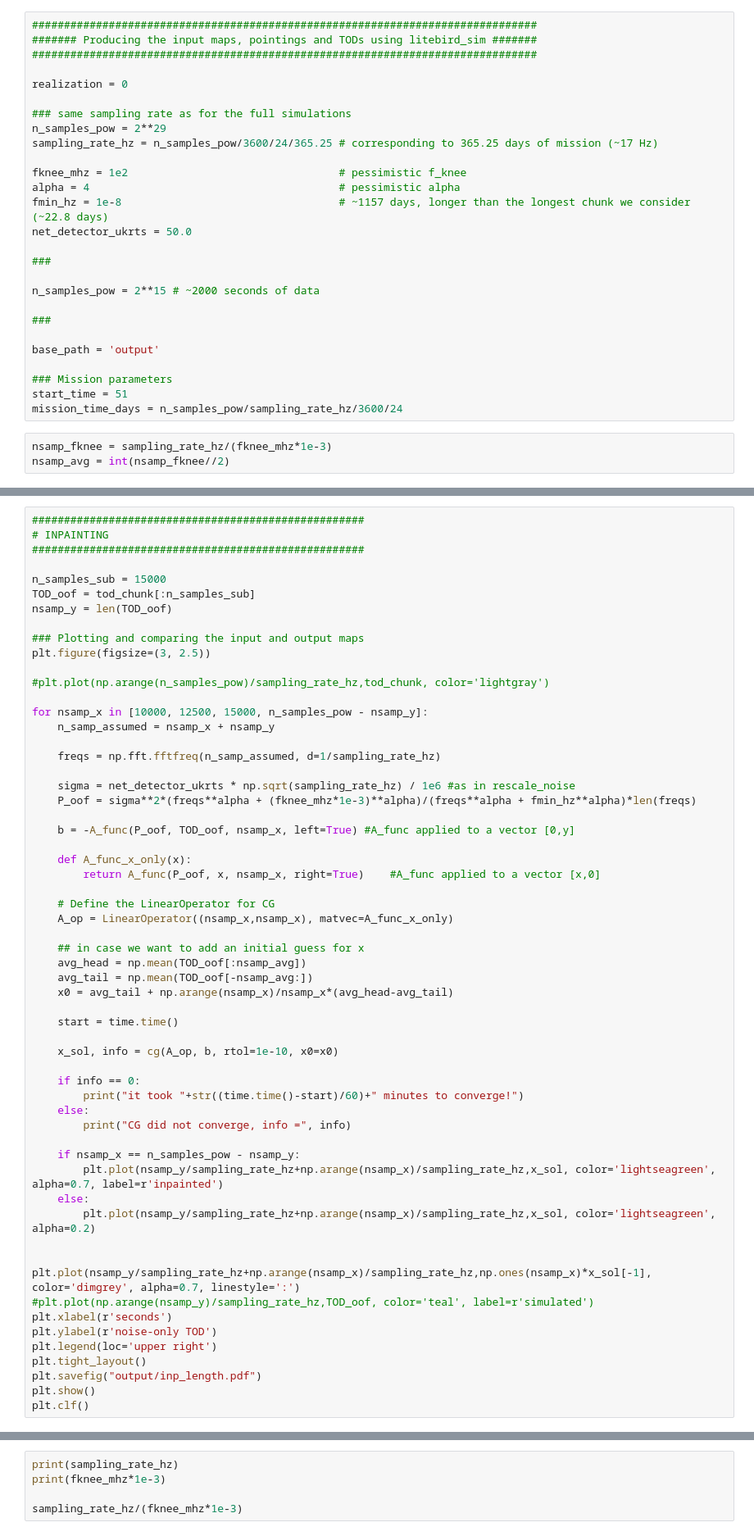
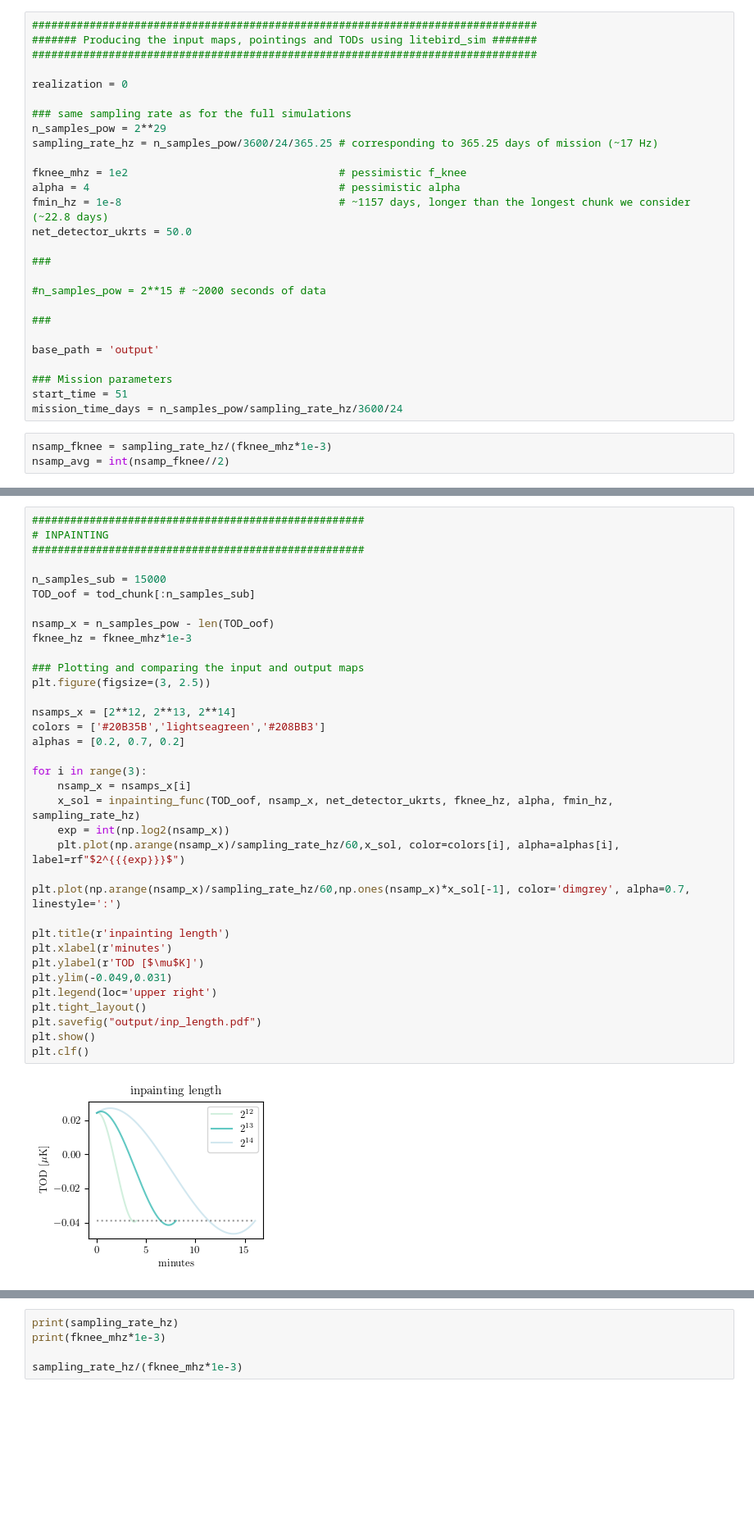
Before and after one commit to martamonelli/oof2ool_AGAIN, a Jupyter notebook: notebooks/test.ipynb, the cells around one changed output, grey strips where cells are left out. Shown at 82% size. Saved outputs shown, nothing was run; the diff lists cells and outputs as text; blank space fills up the shorter version.

```diff
--- a/notebooks/test.ipynb
+++ b/notebooks/test.ipynb
@@ -42,7 +42,7 @@ net_detector_ukrts = 50.0
 
 ###
 
-n_samples_pow = 2**15 # ~2000 seconds of data
+#n_samples_pow = 2**15 # ~2000 seconds of data
 
 ###
 
@@ -252,60 +178,37 @@ plt.plot(nplot+np.arange(nplot), TOD_oof[:nplot], color='teal')
 # %%
 ####################################################
 # INPAINTING
 ####################################################
 
 n_samples_sub = 15000
 TOD_oof = tod_chunk[:n_samples_sub]
-nsamp_y = len(TOD_oof)
+
+nsamp_x = n_samples_pow - len(TOD_oof)
+fknee_hz = fknee_mhz*1e-3
 
 ### Plotting and comparing the input and output maps
 plt.figure(figsize=(3, 2.5))
 
-#plt.plot(np.arange(n_samples_pow)/sampling_rate_hz,tod_chunk, color='lightgray')
+nsamps_x = [2**12, 2**13, 2**14]
+colors = ['#20B35B','lightseagreen','#208BB3']
+alphas = [0.2, 0.7, 0.2]
 
-for nsamp_x in [10000, 12500, 15000, n_samples_pow - nsamp_y]:
-    n_samp_assumed = nsamp_x + nsamp_y
+for i in range(3):
+    nsamp_x = nsamps_x[i]
+    x_sol = inpainting_func(TOD_oof, nsamp_x, net_detector_ukrts, fknee_hz, alpha, fmin_hz, sampling_rate_hz)
+    exp = int(np.log2(nsamp_x))
+    plt.plot(np.arange(nsamp_x)/sampling_rate_hz/60,x_sol, color=colors[i], alpha=alphas[i], label=rf"$2^{{{exp}}}$")
 
-    freqs = np.fft.fftfreq(n_samp_assumed, d=1/sampling_rate_hz)
+plt.plot(np.arange(nsamp_x)/sampling_rate_hz/60,np.ones(nsamp_x)*x_sol[-1], color='dimgrey', alpha=0.7, linestyle=':')
 
-    sigma = net_detector_ukrts * np.sqrt(sampling_rate_hz) / 1e6 #as in rescale_noise
-    P_oof = sigma**2*(freqs**alpha + (fknee_mhz*1e-3)**alpha)/(freqs**alpha + fmin_hz**alpha)*len(freqs)
-
-    b = -A_func(P_oof, TOD_oof, nsamp_x, left=True)	#A_func applied to a vector [0,y]
-
-    def A_func_x_only(x):
-        return A_func(P_oof, x, nsamp_x, right=True)	#A_func applied to a vector [x,0]
-
-    # Define the LinearOperator for CG
-    A_op = LinearOperator((nsamp_x,nsamp_x), matvec=A_func_x_only)
-
-    ## in case we want to add an initial guess for x
-    avg_head = np.mean(TOD_oof[:nsamp_avg])
-    avg_tail = np.mean(TOD_oof[-nsamp_avg:])
-    x0 = avg_tail + np.arange(nsamp_x)/nsamp_x*(avg_head-avg_tail)
-
-    start = time.time()
-
-    x_sol, info = cg(A_op, b, rtol=1e-10, x0=x0)
-
-    if info == 0:
-        print("it took "+str((time.time()-start)/60)+" minutes to converge!")
-    else:
-        print("CG did not converge, info =", info)
-
-    if nsamp_x == n_samples_pow - nsamp_y:
-        plt.plot(nsamp_y/sampling_rate_hz+np.arange(nsamp_x)/sampling_rate_hz,x_sol, color='lightseagreen', alpha=0.7, label=r'inpainted')
-    else:
-        plt.plot(nsamp_y/sampling_rate_hz+np.arange(nsamp_x)/sampling_rate_hz,x_sol, color='lightseagreen', alpha=0.2)
-
-
-plt.plot(nsamp_y/sampling_rate_hz+np.arange(nsamp_x)/sampling_rate_hz,np.ones(nsamp_x)*x_sol[-1], color='dimgrey', alpha=0.7, linestyle=':')
-#plt.plot(np.arange(nsamp_y)/sampling_rate_hz,TOD_oof, color='teal', label=r'simulated')
-plt.xlabel(r'seconds')
-plt.ylabel(r'noise-only TOD')
+plt.title(r'inpainting length')
+plt.xlabel(r'minutes')
+plt.ylabel(r'TOD [$\mu$K]')
+plt.ylim(-0.049,0.031)
 plt.legend(loc='upper right')
 plt.tight_layout()
 plt.savefig("output/inp_length.pdf")
 plt.show()
 plt.clf()
 # %% [output]
+[figure, new version]
```
Also changed, not shown: parts of 9 cells of this notebook, 1 other file.
